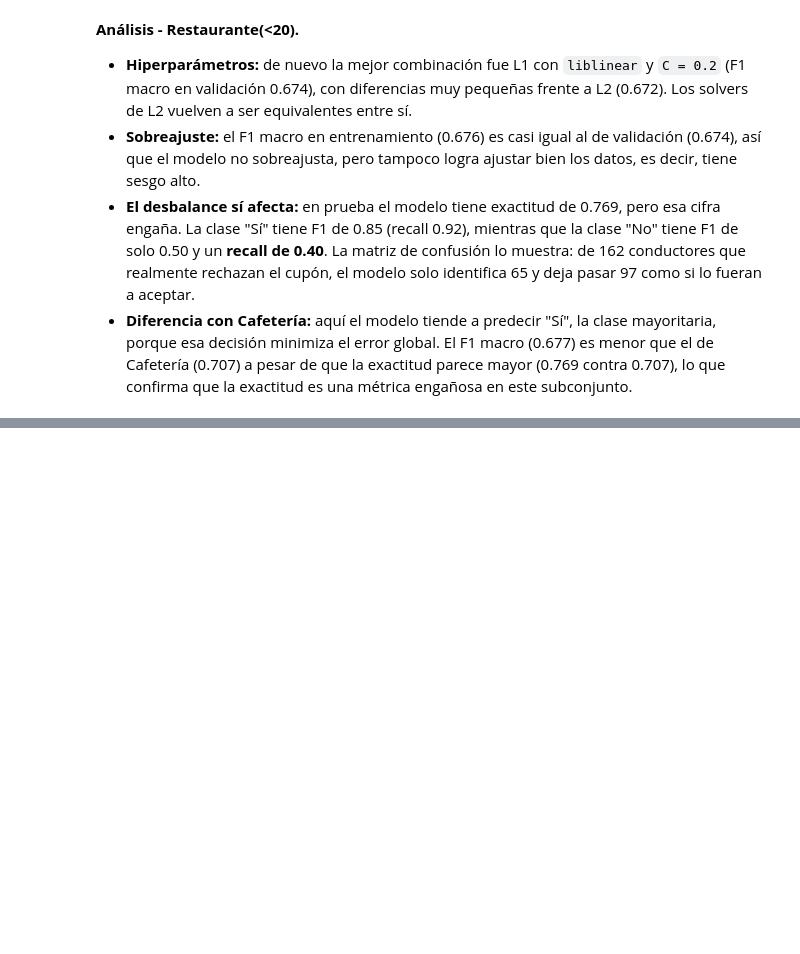
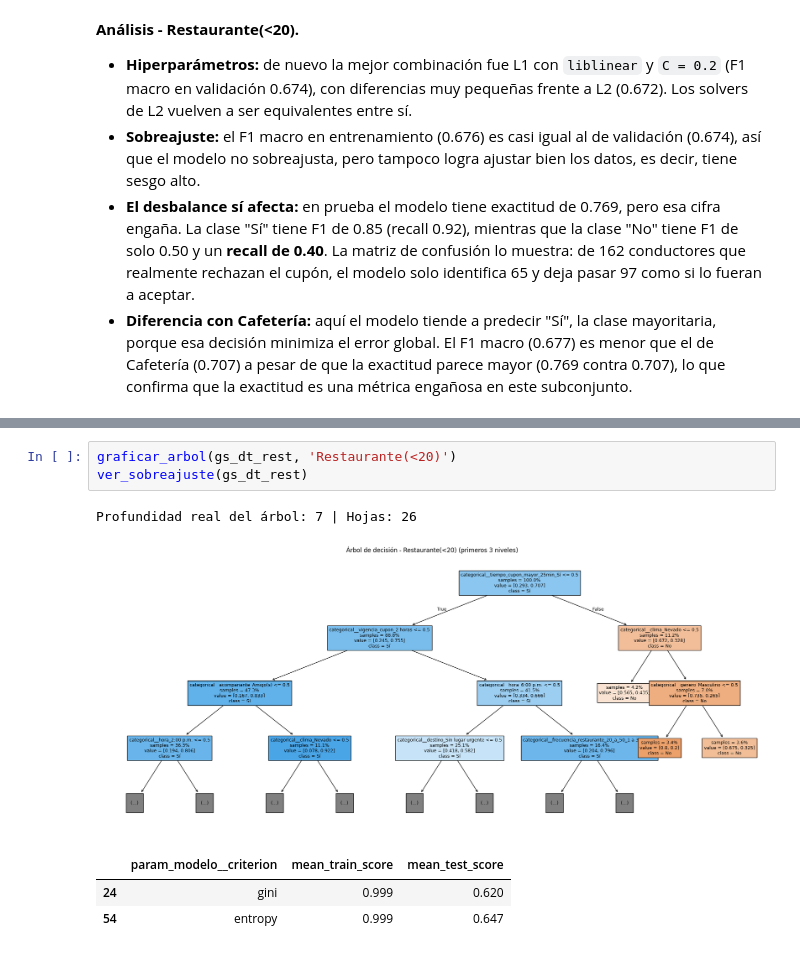
Before and after one commit to samuelmolinal/Lab3-ML, a Jupyter notebook: Laboratorio 3 - Clasificación.ipynb, the cells around one changed output, grey strips where cells are left out. Drawn from its saved outputs; the diff is of its cells as text; blank space fills up the shorter version.

```diff
--- a/Laboratorio 3 - Clasificación.ipynb
+++ b/Laboratorio 3 - Clasificación.ipynb
@@ -726,0 +844,9 @@ weighted avg      0.756     0.769     0.748       554
+# %%
+graficar_arbol(gs_dt_rest, 'Restaurante(<20)')
+ver_sobreajuste(gs_dt_rest)
+# %% [output]
+Profundidad real del árbol: 7 | Hojas: 26
+[figure, added]
+|  | param_modelo__criterion | mean_train_score | mean_test_score |
+| 24 | gini | 0.999 | 0.620 |
+| 54 | entropy | 0.999 | 0.647 |
```
Also changed, not shown: parts of 15 cells of this notebook.
